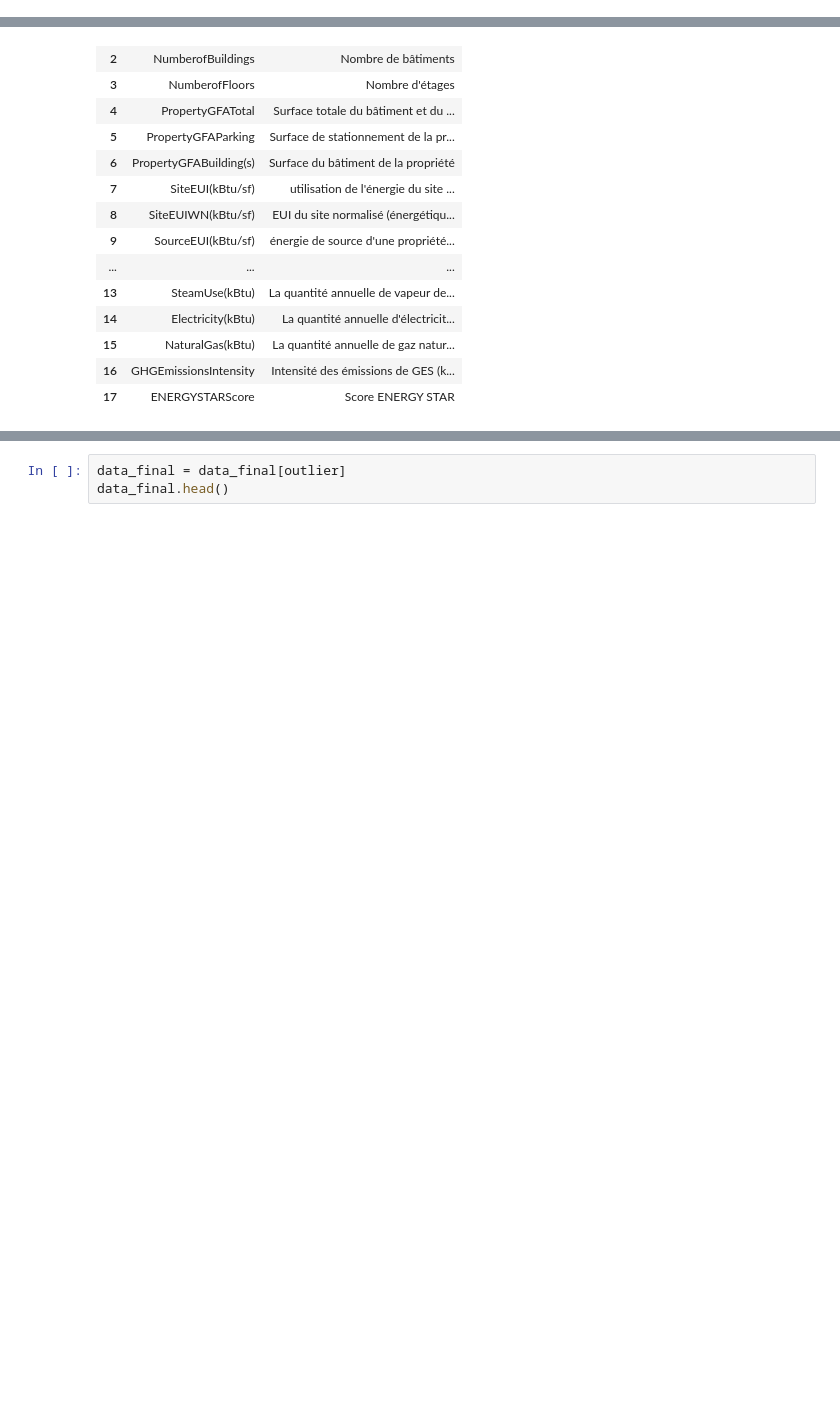
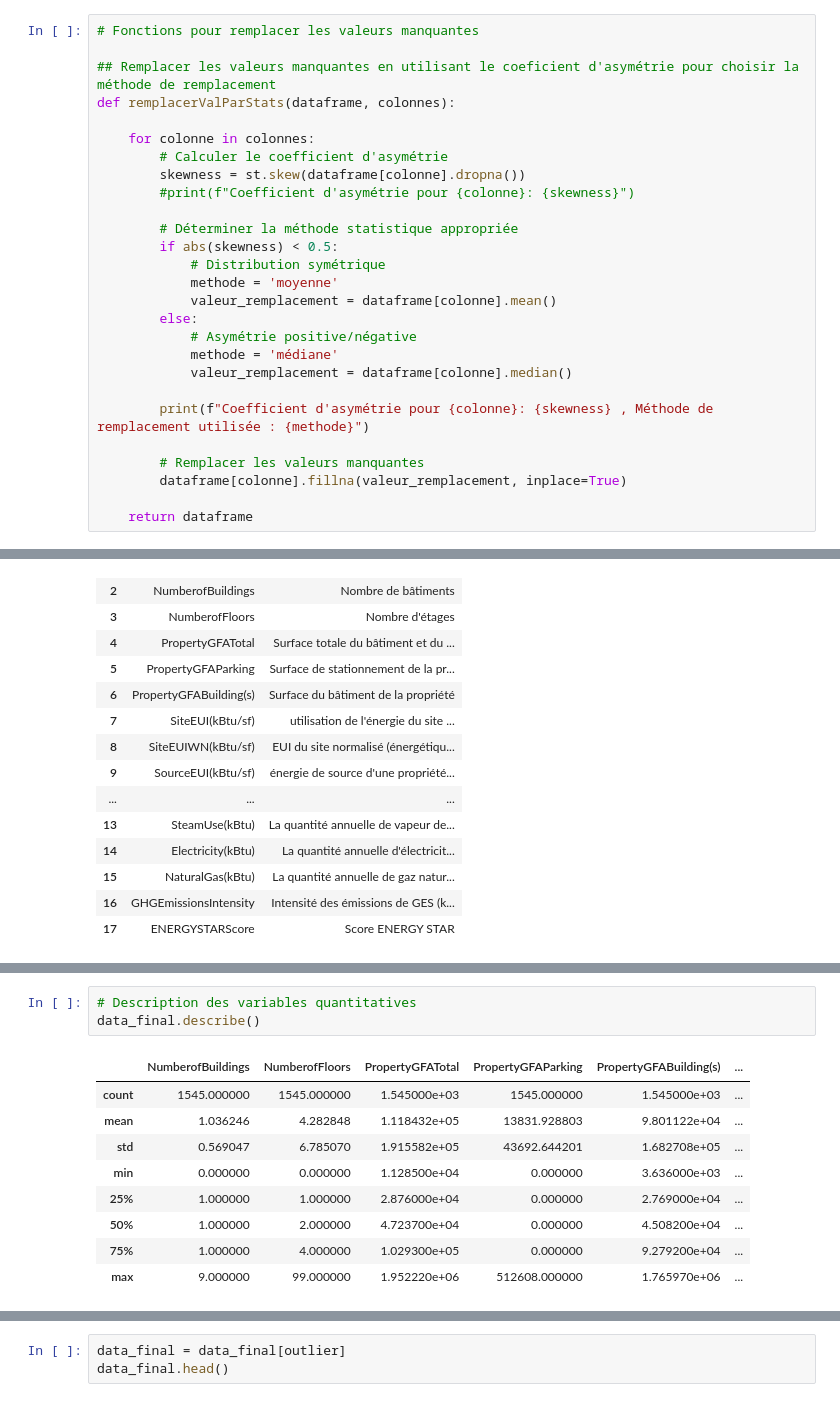
Before and after one commit to Vinyl-237/Anticipez-les-besoins-en-consommation-de-b-timents, a Jupyter notebook: noteBook.ipynb, the cells around one changed output, grey strips where cells are left out. Saved outputs shown, nothing was run; the diff lists cells and outputs as text; blank space fills up the shorter version.

```diff
--- a/noteBook.ipynb
+++ b/noteBook.ipynb
@@ -89,3 +92,30 @@ def supprimeCol(df, colonnes):
 ## Fonction pour selectionner des colonnes dans une dataframe
 def colSelection(df, colonnes):
     return df[colonnes]
+# %%
+# Fonctions pour remplacer les valeurs manquantes
+
+## Remplacer les valeurs manquantes en utilisant le coeficient d'asymétrie pour choisir la méthode de remplacement
+def remplacerValParStats(dataframe, colonnes):
+
+    for colonne in colonnes:
+        # Calculer le coefficient d'asymétrie
+        skewness = st.skew(dataframe[colonne].dropna())
+        #print(f"Coefficient d'asymétrie pour {colonne}: {skewness}")
+
+        # Déterminer la méthode statistique appropriée
+        if abs(skewness) < 0.5:
+            # Distribution symétrique
+            methode = 'moyenne'
+            valeur_remplacement = dataframe[colonne].mean()
+        else:
+            # Asymétrie positive/négative
+            methode = 'médiane'
+            valeur_remplacement = dataframe[colonne].median()
+
+        print(f"Coefficient d'asymétrie pour {colonne}: {skewness} , Méthode de remplacement utilisée : {methode}")
+
+        # Remplacer les valeurs manquantes
+        dataframe[colonne].fillna(valeur_remplacement, inplace=True)
+
+    return dataframe
@@ -435,0 +535,13 @@ boxplotQuanti(data_final, quanti)
+# %%
+# Description des variables quantitatives
+data_final.describe()
+# %% [output]
+|  | NumberofBuildings | NumberofFloors | PropertyGFATotal | PropertyGFAParking | PropertyGFABuilding(s) | ... |
+| count | 1545.000000 | 1545.000000 | 1.545000e+03 | 1545.000000 | 1.545000e+03 | ... |
+| mean | 1.036246 | 4.282848 | 1.118432e+05 | 13831.928803 | 9.801122e+04 | ... |
+| std | 0.569047 | 6.785070 | 1.915582e+05 | 43692.644201 | 1.682708e+05 | ... |
+| min | 0.000000 | 0.000000 | 1.128500e+04 | 0.000000 | 3.636000e+03 | ... |
+| 25% | 1.000000 | 1.000000 | 2.876000e+04 | 0.000000 | 2.769000e+04 | ... |
+| 50% | 1.000000 | 2.000000 | 4.723700e+04 | 0.000000 | 4.508200e+04 | ... |
+| 75% | 1.000000 | 4.000000 | 1.029300e+05 | 0.000000 | 9.279200e+04 | ... |
+| max | 9.000000 | 99.000000 | 1.952220e+06 | 512608.000000 | 1.765970e+06 | ... |
```
Also changed, not shown: parts of 13 cells of this notebook.
